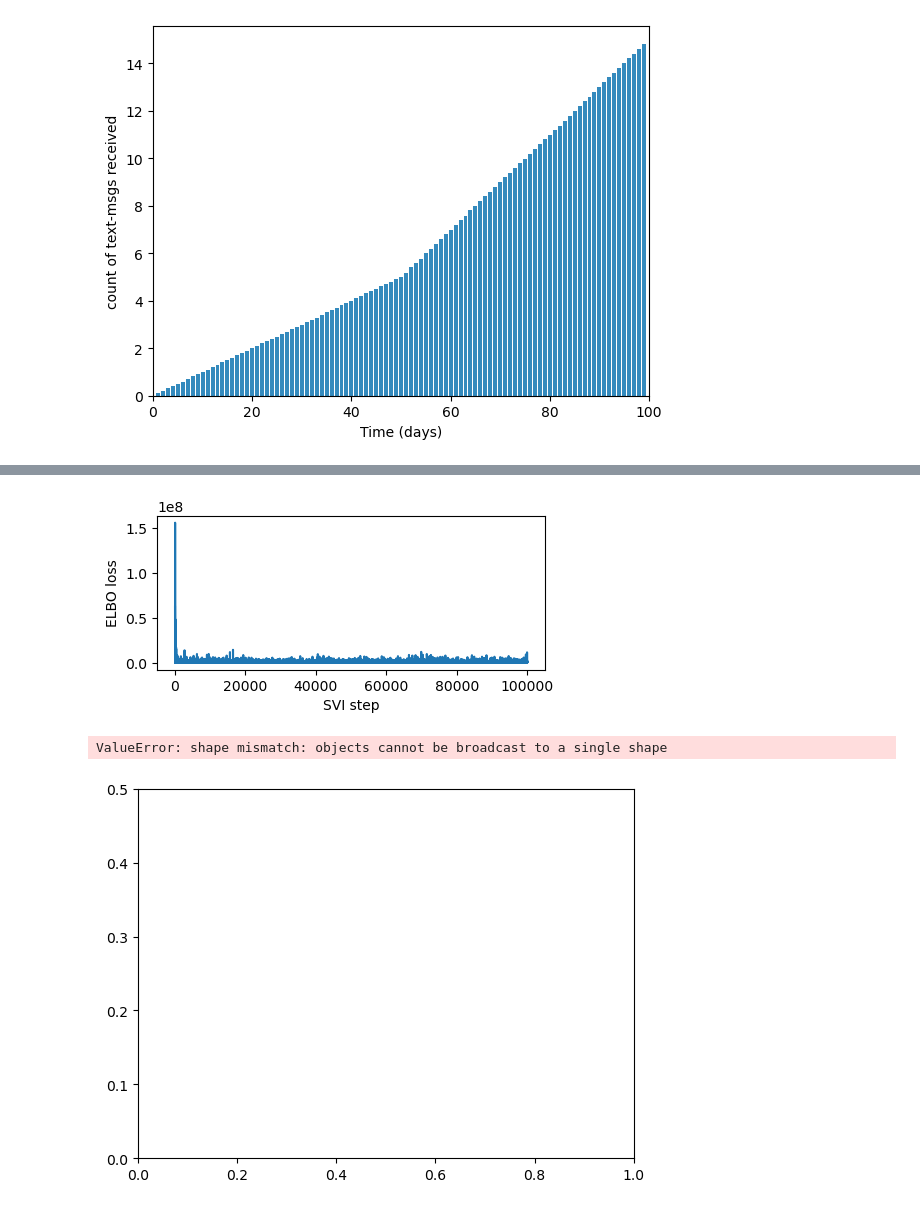
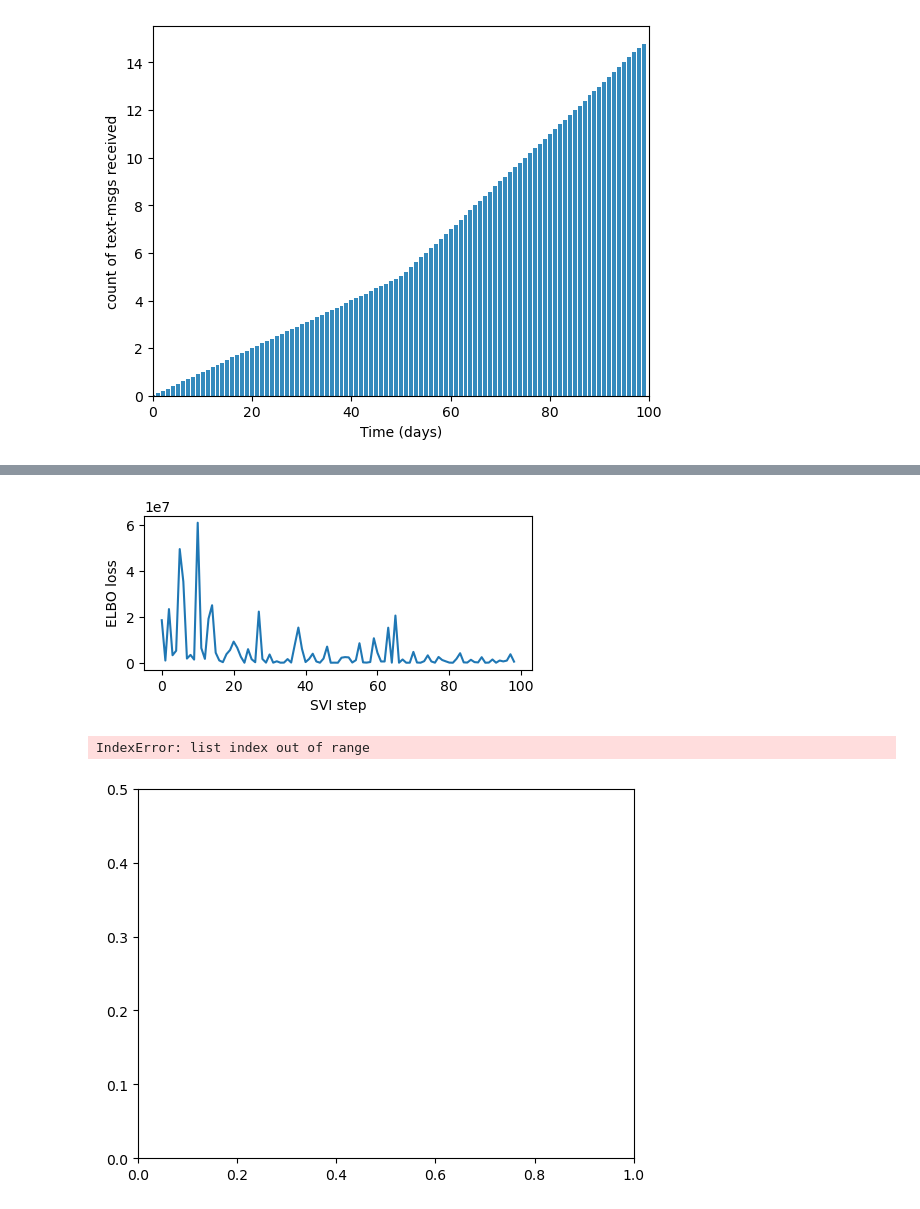
Before and after one commit to tanaka-hiroki1989/ex_python_cpa_pyro, a Jupyter notebook: time_depend01.ipynb, the cells around one changed output, grey strips where cells are left out. Cells and saved outputs as stored; diff of their text form; code cells hidden in the pictures.

```diff
--- a/time_depend01.ipynb
+++ b/time_depend01.ipynb
@@ -31,9 +30,12 @@ svi = pyro.infer.SVI(model, guide, adam, elbo)
 from scipy.special import softmax
 losses=[]
 probs=[]
-for step in range(100000):  # Consider running for more steps.
+for step in range(100):  # Consider running for more steps.
     loss = svi.step(torch.tensor(data1))
     losses.append(loss)
-    pi= pyro.param("pi").data.cpu().numpy()
-    prob=softmax(pi)
-    probs.append(prob)
+    print(step)
+    print("p",pyro.param("p").data.cpu().numpy())
+    print("a1",pyro.param("a1").data.cpu().numpy())
+    print("b1",pyro.param("b1").data.cpu().numpy())
+    print("a2",pyro.param("a2").data.cpu().numpy())
+    print("b2",pyro.param("b2").data.cpu().numpy())
@@ -40,20 +60,20 @@ for step in range(100000):  # Consider running for more steps.
 # %%
 plt.figure(figsize=(5, 2))
-plt.plot(losses[0:99999])
+plt.plot(losses[0:99])
 plt.xlabel("SVI step")
 #plt.ylim([0,100])
 plt.ylabel("ELBO loss");
 # %% [output]
-[figure, old version]
+[figure, new version]
 # %%
 import matplotlib.pyplot as plt
 for i in range(100000):
     if i%1000==0:
         plt.ylim(0.0,0.5)
-        plt.bar((0,100),probs[i])
-        plt.savefig("fig/"+str(i).zfill(6)+"png")
+        plt.bar(np.array(range(99)),probs[i])
+        plt.savefig("result01/"+str(i).zfill(6))
         plt.clf()
 # %% [output]
-ValueError: shape mismatch: objects cannot be broadcast to a single shape
+IndexError: list index out of range
 [figure]
 # %%
```
Also changed, not shown: parts of 3 cells of this notebook, 5 other files.
